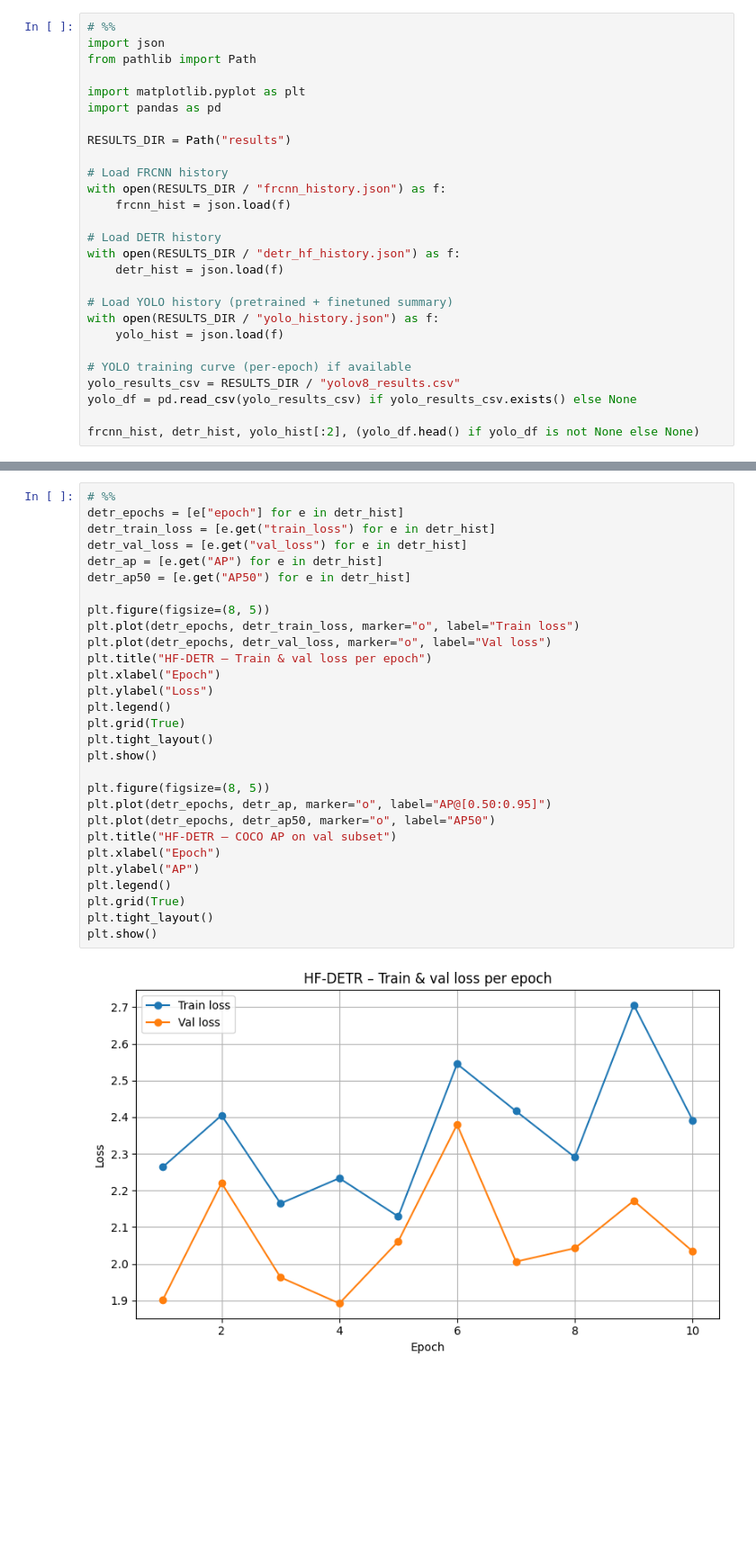
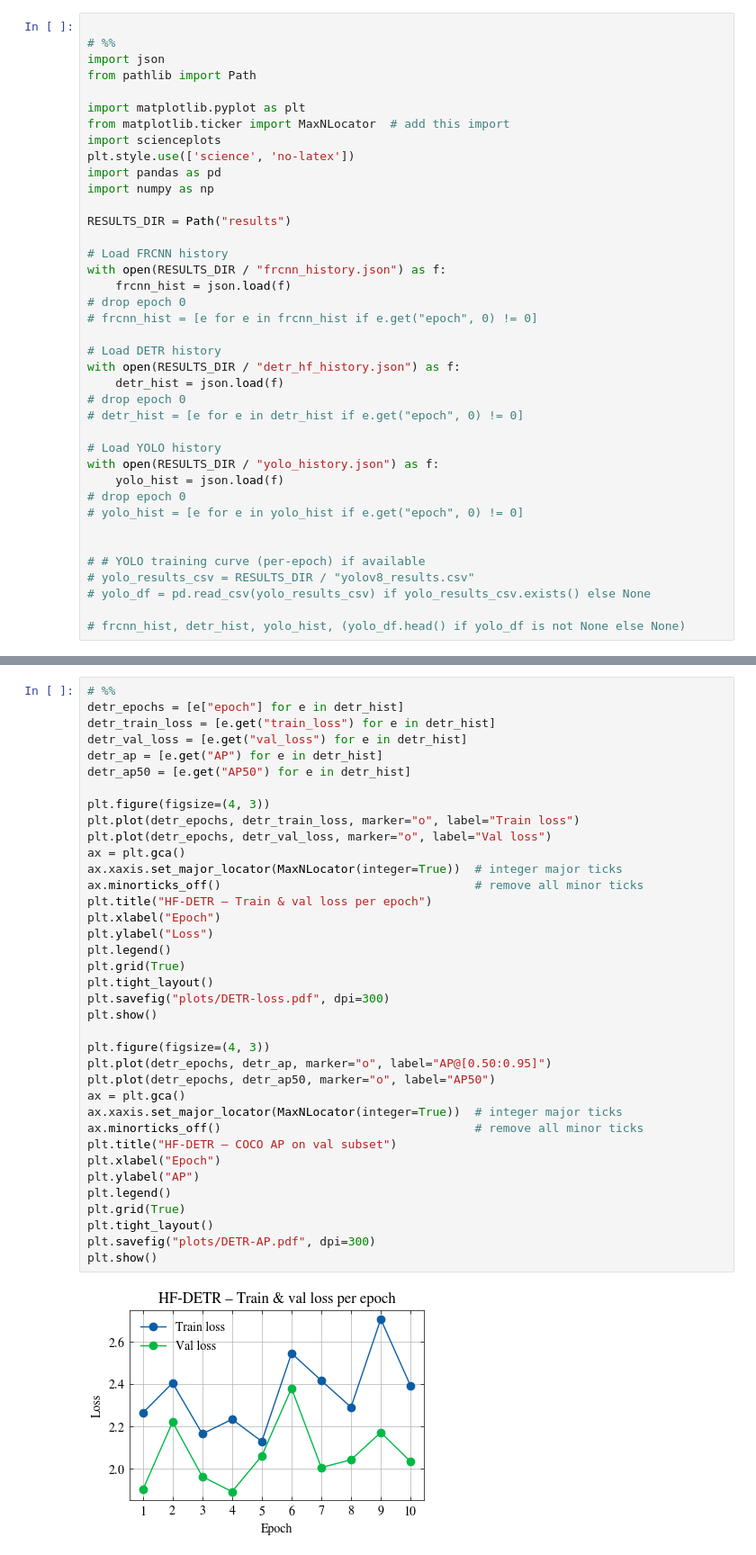
Before and after one commit to FlaneTern/dl-final-project, a Jupyter notebook: plot.ipynb, the cells around one changed output, grey strips where cells are left out. Shown: that part at 90% size. Cells and saved outputs as stored; diff of their text form; blank space fills up the shorter version.

```diff
--- a/plot.ipynb
+++ b/plot.ipynb
@@ -1,27 +1,39 @@
 # %%
+
 # %%
 import json
 from pathlib import Path
 
 import matplotlib.pyplot as plt
+from matplotlib.ticker import MaxNLocator  # add this import
+import scienceplots
+plt.style.use(['science', 'no-latex'])
 import pandas as pd
+import numpy as np
 
 RESULTS_DIR = Path("results")
 
 # Load FRCNN history
 with open(RESULTS_DIR / "frcnn_history.json") as f:
     frcnn_hist = json.load(f)
+# drop epoch 0
+# frcnn_hist = [e for e in frcnn_hist if e.get("epoch", 0) != 0]
 
 # Load DETR history
 with open(RESULTS_DIR / "detr_hf_history.json") as f:
     detr_hist = json.load(f)
+# drop epoch 0
+# detr_hist = [e for e in detr_hist if e.get("epoch", 0) != 0]
 
-# Load YOLO history (pretrained + finetuned summary)
+# Load YOLO history
 with open(RESULTS_DIR / "yolo_history.json") as f:
     yolo_hist = json.load(f)
+# drop epoch 0
+# yolo_hist = [e for e in yolo_hist if e.get("epoch", 0) != 0]
 
-# YOLO training curve (per-epoch) if available
-yolo_results_csv = RESULTS_DIR / "yolov8_results.csv"
-yolo_df = pd.read_csv(yolo_results_csv) if yolo_results_csv.exists() else None
 
-frcnn_hist, detr_hist, yolo_hist[:2], (yolo_df.head() if yolo_df is not None else None)
+# # YOLO training curve (per-epoch) if available
+# yolo_results_csv = RESULTS_DIR / "yolov8_results.csv"
+# yolo_df = pd.read_csv(yolo_results_csv) if yolo_results_csv.exists() else None
+
+# frcnn_hist, detr_hist, yolo_hist, (yolo_df.head() if yolo_df is not None else None)
@@ -93,31 +100,39 @@ plt.show()
 # %%
 # %%
 detr_epochs = [e["epoch"] for e in detr_hist]
 detr_train_loss = [e.get("train_loss") for e in detr_hist]
 detr_val_loss = [e.get("val_loss") for e in detr_hist]
 detr_ap = [e.get("AP") for e in detr_hist]
 detr_ap50 = [e.get("AP50") for e in detr_hist]
 
-plt.figure(figsize=(8, 5))
+plt.figure(figsize=(4, 3))
 plt.plot(detr_epochs, detr_train_loss, marker="o", label="Train loss")
 plt.plot(detr_epochs, detr_val_loss, marker="o", label="Val loss")
+ax = plt.gca()
+ax.xaxis.set_major_locator(MaxNLocator(integer=True))  # integer major ticks
+ax.minorticks_off()                                    # remove all minor ticks
 plt.title("HF-DETR – Train & val loss per epoch")
 plt.xlabel("Epoch")
 plt.ylabel("Loss")
 plt.legend()
 plt.grid(True)
 plt.tight_layout()
+plt.savefig("plots/DETR-loss.pdf", dpi=300)
 plt.show()
 
-plt.figure(figsize=(8, 5))
+plt.figure(figsize=(4, 3))
 plt.plot(detr_epochs, detr_ap, marker="o", label="AP@[0.50:0.95]")
 plt.plot(detr_epochs, detr_ap50, marker="o", label="AP50")
+ax = plt.gca()
+ax.xaxis.set_major_locator(MaxNLocator(integer=True))  # integer major ticks
+ax.minorticks_off()                                    # remove all minor ticks
 plt.title("HF-DETR – COCO AP on val subset")
 plt.xlabel("Epoch")
 plt.ylabel("AP")
 plt.legend()
 plt.grid(True)
 plt.tight_layout()
+plt.savefig("plots/DETR-AP.pdf", dpi=300)
 plt.show()
 # %% [output]
-[figure, old version]
+[figure, new version]
```
Also changed, not shown: parts of 11 cells of this notebook, 7 other files.
